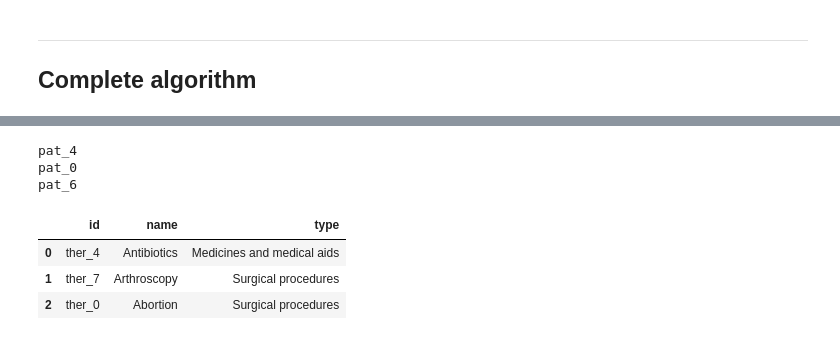
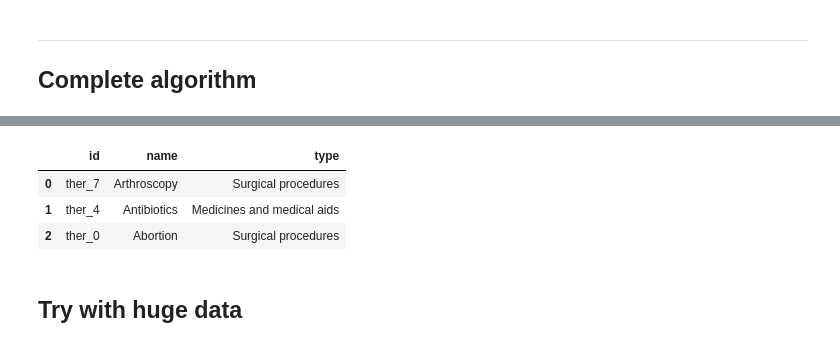
Before and after one commit to elypaolazz/DataMining-Project, a Jupyter notebook: src/collaborative_filtering/test_little_data.ipynb, the cells around one changed output, grey strips where cells are left out. Cells and saved outputs as stored; diff of their text form; code cells hidden in the pictures.

```diff
--- a/src/collaborative_filtering/test_little_data.ipynb
+++ b/src/collaborative_filtering/test_little_data.ipynb
@@ -171,20 +183,15 @@ i
-# %%
-for c in i.pat_cured.values[:5]:
-    print(c)
-# %% [output]
-pat_4
-pat_0
-pat_6
 # %%
 reccomended_ther = pd.DataFrame(columns = ['id', 'name', 'type'])
-for pat in i.pat_cured.values[:5]:
+for pat in dff.pat_cured.values[:5]:
     succ_cond_id = list(filter(lambda d: d['kind'] == "cond_2", patients_df[patients_df.id == pat].conditions.values[0]))[0]['id']
     ther_id = list(filter(lambda d: d['condition'] == succ_cond_id and d['successful']>90, patients_df[patients_df.id == pat].trials.values[0]))[0]['therapy']
-    reccomended_ther = reccomended_ther.append(therapies_df[therapies_df.id == ther_id], ignore_index = True)
-
+    if ther_id not in reccomended_ther.id.values:
+        reccomended_ther = reccomended_ther.append(therapies_df[therapies_df.id == ther_id], ignore_index = True)
 reccomended_ther
 # %% [output]
 |  | id | name | type |
-| 0 | ther_4 | Antibiotics | Medicines and medical aids |
-| 1 | ther_7 | Arthroscopy | Surgical procedures |
+| 0 | ther_7 | Arthroscopy | Surgical procedures |
+| 1 | ther_4 | Antibiotics | Medicines and medical aids |
 | 2 | ther_0 | Abortion | Surgical procedures |
+# %% [markdown]
+## Try with huge data
```
Also changed, not shown: parts of 14 cells of this notebook, 6 other files.
